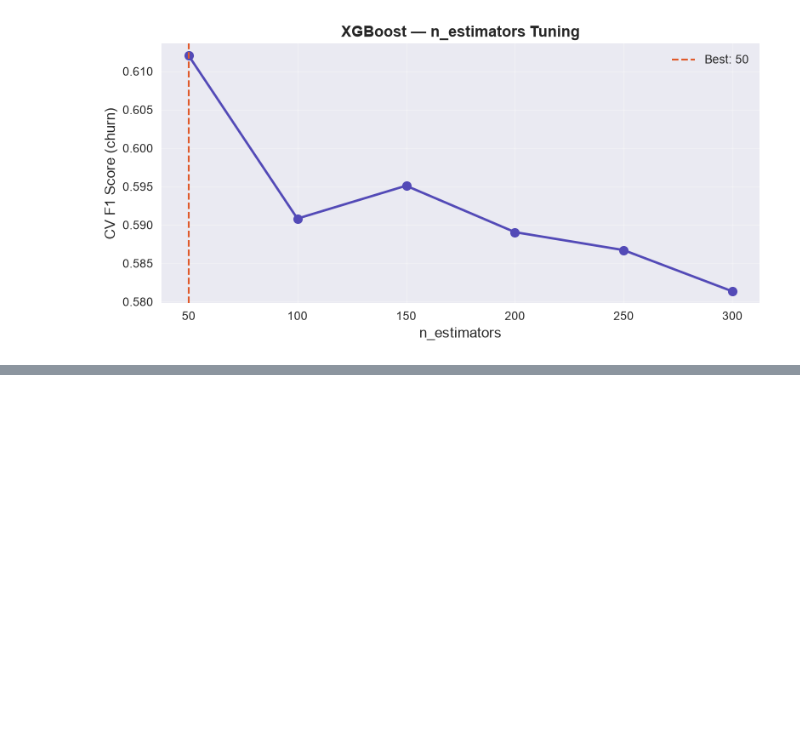
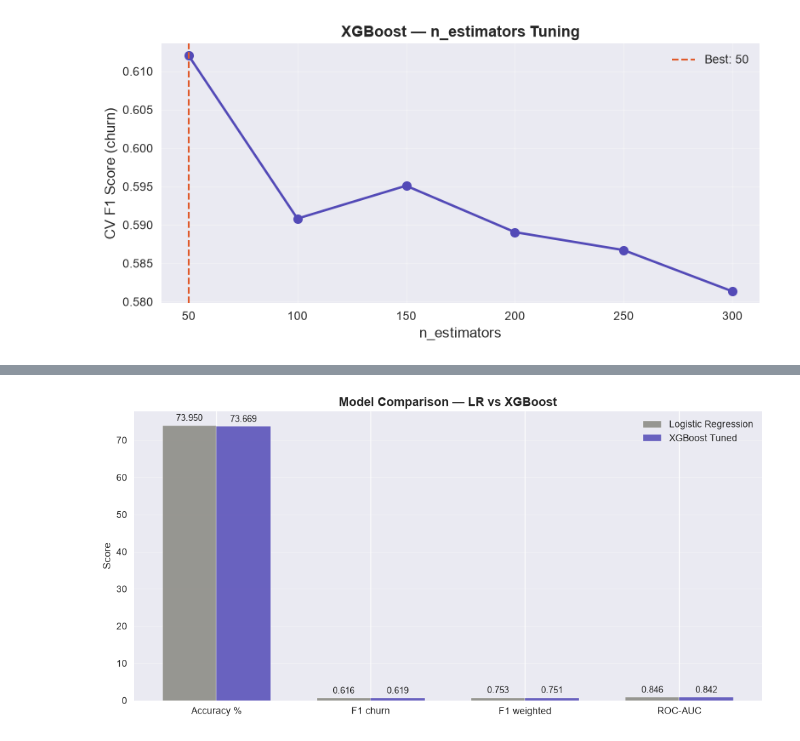
Before and after one commit to Kasak02/churn-predictor, a Jupyter notebook: 05_model_training.ipynb, the cells around one changed output, grey strips where cells are left out. Cells and saved outputs as stored; diff of their text form; code cells hidden in the pictures; blank space fills up the shorter version.

```diff
--- a/05_model_training.ipynb
+++ b/05_model_training.ipynb
@@ -825,0 +942,70 @@ Best n_estimators: 50 (CV F1: 0.6120)
+# %%
+#  side by side comparison (fully dynamic)
+
+# Load LR results from saved tracker
+results_df   = pd.read_csv('reports/model_results.csv')
+lr_row       = results_df[results_df['Model'] == 'Logistic Regression'].iloc[0]
+
+lr_acc  = lr_row['Accuracy']
+lr_f1   = lr_row['F1_Churn']
+lr_f1w  = lr_row['F1_Weighted']
+lr_roc  = lr_row['ROC_AUC']
+lr_tp   = lr_row['TP']
+lr_fn   = lr_row['FN']
+lr_fp   = lr_row['FP']
+
+print("="*55)
+print("  MODEL COMPARISON")
+print("="*55)
+print(f"{'Metric':<15} {'LR Baseline':>13} {'XGBoost Tuned':>15} {'Change':>8}")
+print("-"*55)
+
+metrics = {
+    'Accuracy %' : (lr_acc,  acc_t*100),
+    'F1 churn'   : (lr_f1,   f1_t),
+    'F1 weighted': (lr_f1w,  f1w_t),
+    'ROC-AUC'    : (lr_roc,  roc_t),
+    'TP (caught)': (lr_tp,   int(tp)),
+    'FN (missed)': (lr_fn,   int(fn)),
+    'FP (alarms)': (lr_fp,   int(fp)),
+}
+
+for metric, (lr_val, xgb_val) in metrics.items():
+    change = xgb_val - lr_val
+    if metric in ['FN (missed)', 'FP (alarms)']:
+        arrow = "↓" if change < 0 else "↑"
+    else:
+        arrow = "↑" if change > 0 else "↓"
+    print(f"{metric:<15} {lr_val:>13.4f} {xgb_val:>15.4f} {arrow} {abs(change):.4f}")
+
+print("="*55)
+
+# Plot comparison — fully dynamic
+metrics_plot = ['Accuracy %', 'F1 churn', 'F1 weighted', 'ROC-AUC']
+lr_vals      = [lr_acc, lr_f1, lr_f1w, lr_roc]
+xgb_vals     = [acc_t*100, f1_t, f1w_t, roc_t]
+
+x     = np.arange(len(metrics_plot))
+width = 0.35
+
+fig, ax = plt.subplots(figsize=(10, 5))
+bars1 = ax.bar(x - width/2, lr_vals,  width,
+               label='Logistic Regression',
+               color='#888780', edgecolor='white', alpha=0.85)
+bars2 = ax.bar(x + width/2, xgb_vals, width,
+               label='XGBoost Tuned',
+               color='#534AB7', edgecolor='white', alpha=0.85)
+
+ax.bar_label(bars1, fmt='%.3f', fontsize=9, padding=3)
+ax.bar_label(bars2, fmt='%.3f', fontsize=9, padding=3)
+ax.set_xticks(x)
+ax.set_xticklabels(metrics_plot)
+ax.set_title('Model Comparison — LR vs XGBoost',
+             fontweight='bold', fontsize=13)
+ax.set_ylabel('Score')
+ax.legend()
+ax.grid(True, alpha=0.3, axis='y')
+plt.tight_layout()
+plt.savefig('reports/model_comparison.png', dpi=150, bbox_inches='tight')
+plt.show()
+# %% [output]
@@ -825,0 +1025 @@ Best n_estimators: 50 (CV F1: 0.6120)
+[figure, added]
```
Also changed, not shown: parts of 24 cells of this notebook, 7 other files.
